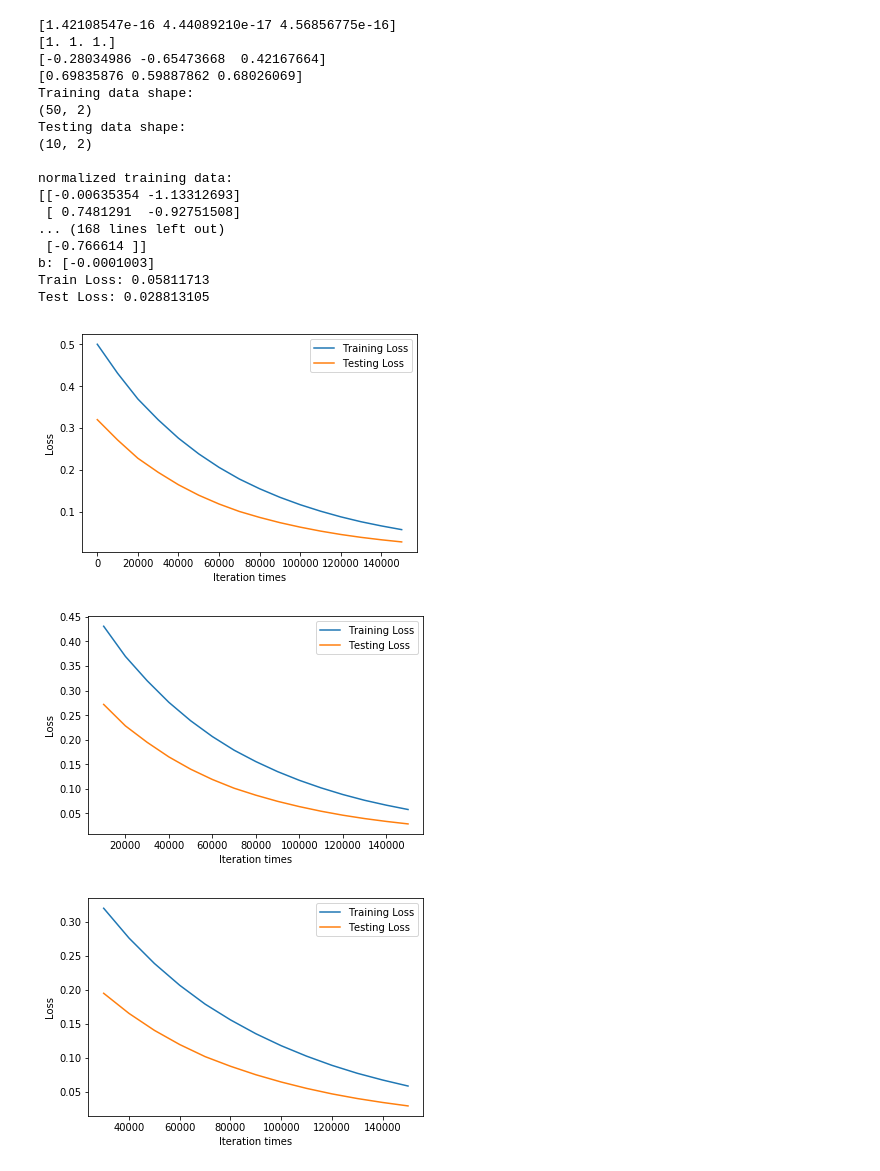
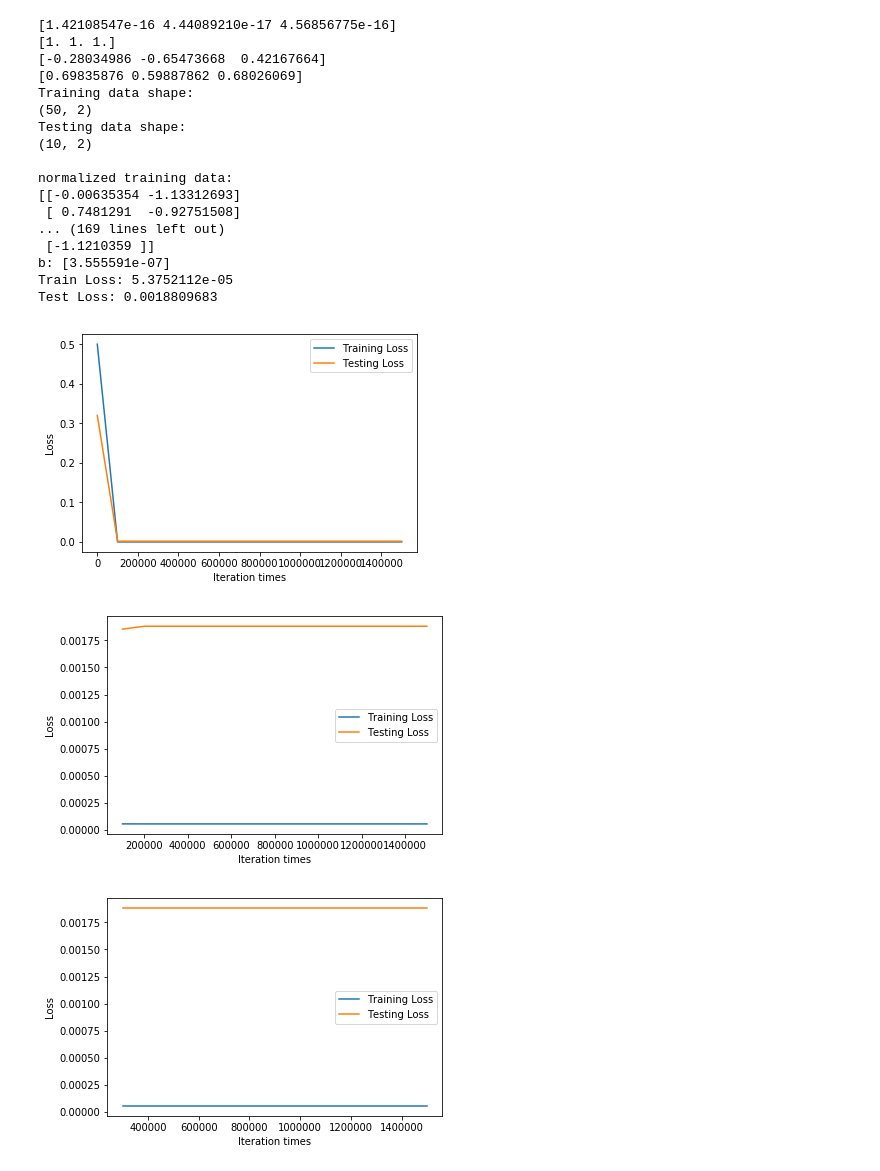
Before and after one commit to zehaowang983/2019-SYSU-DM, a Jupyter notebook: HW2/ex3.ipynb, the cells around one changed output. Cells and saved outputs as stored; diff of their text form; code cells hidden in the pictures.

```diff
--- a/HW2/ex3.ipynb
+++ b/HW2/ex3.ipynb
@@ -24,7 +24,7 @@ linear_regression_model = tf.add(tf.matmul(x, W), b)
 loss = tf.reduce_mean(tf.square(linear_regression_model - y)) / 2
 
 # optimizer
-optimizer = tf.train.GradientDescentOptimizer(learning_rate=0.000015)
+optimizer = tf.train.GradientDescentOptimizer(learning_rate=0.00015)
 train = optimizer.minimize(loss)
 
 # 导入训练集和测试集
@@ -66,22 +66,22 @@ print("normalized testing data:")
 print(x_test)
 print('')
 
-# mini_batch_size = 5
-# n_batch = N // mini_batch_size + (N % mini_batch_size != 0)
-# print(n_batch)
+mini_batch_size = 1
+n_batch = N // mini_batch_size + (N % mini_batch_size != 0)
+print(n_batch)
 
 save_step_loss = {"step":[],"train_loss":[],"test_loss":[]}# 保存step和loss用于可视化操作
 init = tf.global_variables_initializer()
 with tf.Session() as sess:
     sess.run(init)  # reset values to wrong
-    steps = 150001
+    steps = 1500001
     for i in range(steps):
-#         i_batch = (i % n_batch)*mini_batch_size
-#         batch = x_train[i_batch:i_batch+mini_batch_size], y_train[i_batch:i_batch+mini_batch_size]
-#         sess.run(train, {x: batch[0], y:batch[1]})
-        random_index = np.random.choice(N)
-        sess.run(train, {x: [x_train[random_index]], y:[y_train[random_index]]})
-        if i % 10000 == 0:
+        i_batch = (i % n_batch)*mini_batch_size
+        batch = x_train[i_batch:i_batch+mini_batch_size], y_train[i_batch:i_batch+mini_batch_size]
+        sess.run(train, {x: batch[0], y:batch[1]})
+#         random_index = np.random.choice(N)
+#         sess.run(train, {x: [x_train[random_index]], y:[y_train[random_index]]})
+        if i % 100000 == 0:
             # evaluate training accuracy
             print("iteration times: %s" % i)
             curr_W, curr_b, curr_train_loss = sess.run([W, b, loss], {x: x_train, y: y_train})
@@ -111,38 +111,38 @@ plt.show()
 plt.plot(save_step_loss["step"][3:],save_step_loss["train_loss"][3:],label='Training Loss')
 plt.plot(save_step_loss["step"][3:],save_step_loss["test_loss"][3:],label='Testing Loss')
 plt.xlabel('Iteration times')
 plt.ylabel('Loss')
 plt.legend()
 plt.show()
 #画图损失函数变化曲线
 plt.plot(save_step_loss["step"][5:],save_step_loss["train_loss"][5:],label='Training Loss')
 plt.plot(save_step_loss["step"][5:],save_step_loss["test_loss"][5:],label='Testing Loss')
 plt.xlabel('Iteration times')
 plt.ylabel('Loss')
 plt.legend()
 plt.show()
 
 print('Train Loss:\n',save_step_loss["train_loss"])
 print('')
 print('Test Loss:\n',save_step_loss["test_loss"])
 # %% [output]
 [1.42108547e-16 4.44089210e-17 4.56856775e-16]
 [1. 1. 1.]
 [-0.28034986 -0.65473668  0.42167664]
 [0.69835876 0.59887862 0.68026069]
 Training data shape:
 (50, 2)
 Testing data shape:
 (10, 2)
 
 normalized training data:
 [[-0.00635354 -1.13312693]
  [ 0.7481291  -0.92751508]
-... (168 lines left out)
- [-0.766614 ]]
-b: [-0.0001003]
-Train Loss: 0.05811713
-Test Loss: 0.028813105
+... (169 lines left out)
+ [-1.1210359 ]]
+b: [3.555591e-07]
+Train Loss: 5.3752112e-05
+Test Loss: 0.0018809683
-[figure, old version]
+[figure, new version]
-[figure, old version]
+[figure, new version]
-[figure, old version]
+[figure, new version]
```
Also changed, not shown: parts of 1 cell of this notebook, 12 other files.
